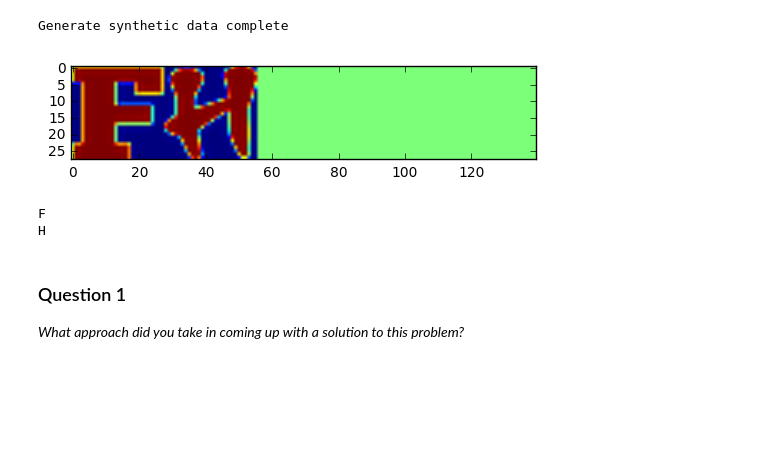
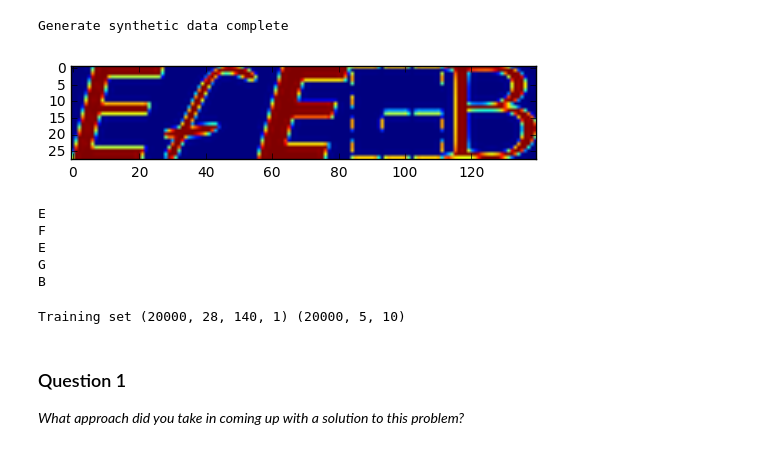
Before and after one commit to cgkaczenski/Digit-Recognition, a Jupyter notebook: digit_recognition.ipynb, the cells around one changed output. Saved outputs shown, nothing was run; the diff lists cells and outputs as text; code cells hidden in the pictures; blank space fills up the shorter version.

Commit message:
feat: Reformat data and one hot encode labels

```diff
--- a/digit_recognition.ipynb
+++ b/digit_recognition.ipynb
@@ -289,7 +289,7 @@ def synthetic_dataset(size):
     x = []
     y = []
 
-    for _ in range(size+1):
+    for _ in range(size):
         new_x,new_y = generate_sequence(train_dataset, train_labels)
         x.append(new_x)
         y.append(new_y)
@@ -299,21 +299,45 @@ def synthetic_dataset(size):
 
     return np.array(x), np.array(y)
 
-train_data, train_labels = synthetic_dataset(10000)
+train_data, train_labels = synthetic_dataset(20000)
 print('Generate synthetic data complete')
 # %% [output]
 Generate synthetic data complete
 # %%
-plt.imshow(train_data[0])
+plt.imshow(train_data[1])
 plt.show()
 letter_labels= ['A','B','C','D','E','F','G','H','I','J']
-for i in train_labels[0]:
+for i in train_labels[1]:
     if i != -1:
         print(letter_labels[i])
 # %% [output]
-[figure, old version]
+[figure, new version]
+E
 F
-H
+E
+G
+B
+# %%
+image_height = 28
+image_length = 140
+num_labels = 10
+num_channels = 1 # grayscale
+
+def one_hot(l):
+    return (np.arange(num_labels) == l[:,None]).astype(np.float32)
+
+def reformat(dataset, labels):
+  dataset = dataset.reshape(
+    (-1, image_height, image_length, num_channels)).astype(np.float32)
+  one_hot_labels = [one_hot(labels[0])]
+  for i in range(1, len(labels)):
+    one_hot_labels= np.concatenate((one_hot_labels,[one_hot(labels[i])]), axis=0)
+  return dataset, one_hot_labels
+
+train, labels= reformat(train_data, train_labels)
+print('Training set', train.shape, labels.shape)
+# %% [output]
+Training set (20000, 28, 140, 1) (20000, 5, 10)
 # %% [markdown]
 ### Question 1
 _What approach did you take in coming up with a solution to this problem?_
```
